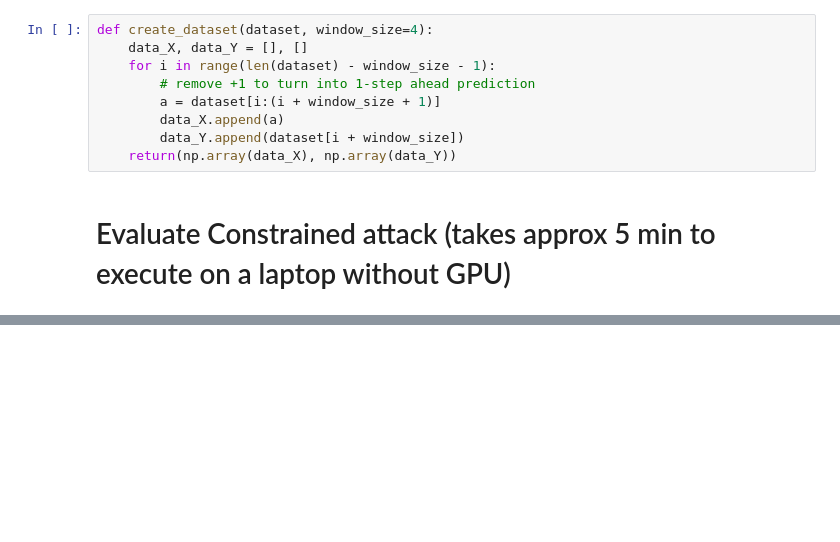
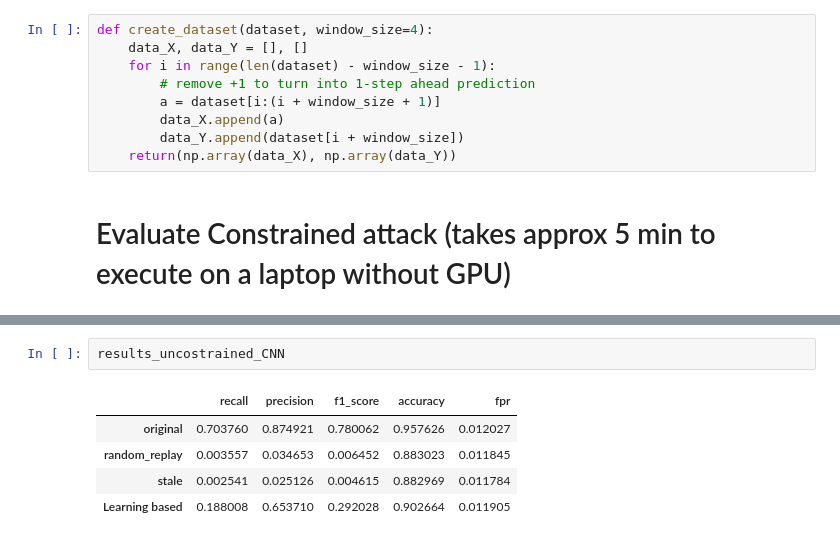
Before and after one commit to scy-phy/ICS_Generic_Concealment_Attacks, a Jupyter notebook: Autoencoders/Evaluation/Evaluation BATADAL.ipynb, the cells around one changed output, grey strips where cells are left out. Cells and saved outputs as stored; diff of their text form; blank space fills up the shorter version.

```diff
--- a/Autoencoders/Evaluation/Evaluation BATADAL.ipynb
+++ b/Autoencoders/Evaluation/Evaluation BATADAL.ipynb
@@ -259,2 +269,10 @@ results_orig_CNN
+# %%
+results_uncostrained_CNN
+# %% [output]
+|  | recall | precision | f1_score | accuracy | fpr |
+| original | 0.703760 | 0.874921 | 0.780062 | 0.957626 | 0.012027 |
+| random_replay | 0.003557 | 0.034653 | 0.006452 | 0.883023 | 0.011845 |
+| stale | 0.002541 | 0.025126 | 0.004615 | 0.882969 | 0.011784 |
+| Learning based | 0.188008 | 0.653710 | 0.292028 | 0.902664 | 0.011905 |
 # %%
 from IPython.display import display
```
Also changed, not shown: parts of 8 cells of this notebook.
